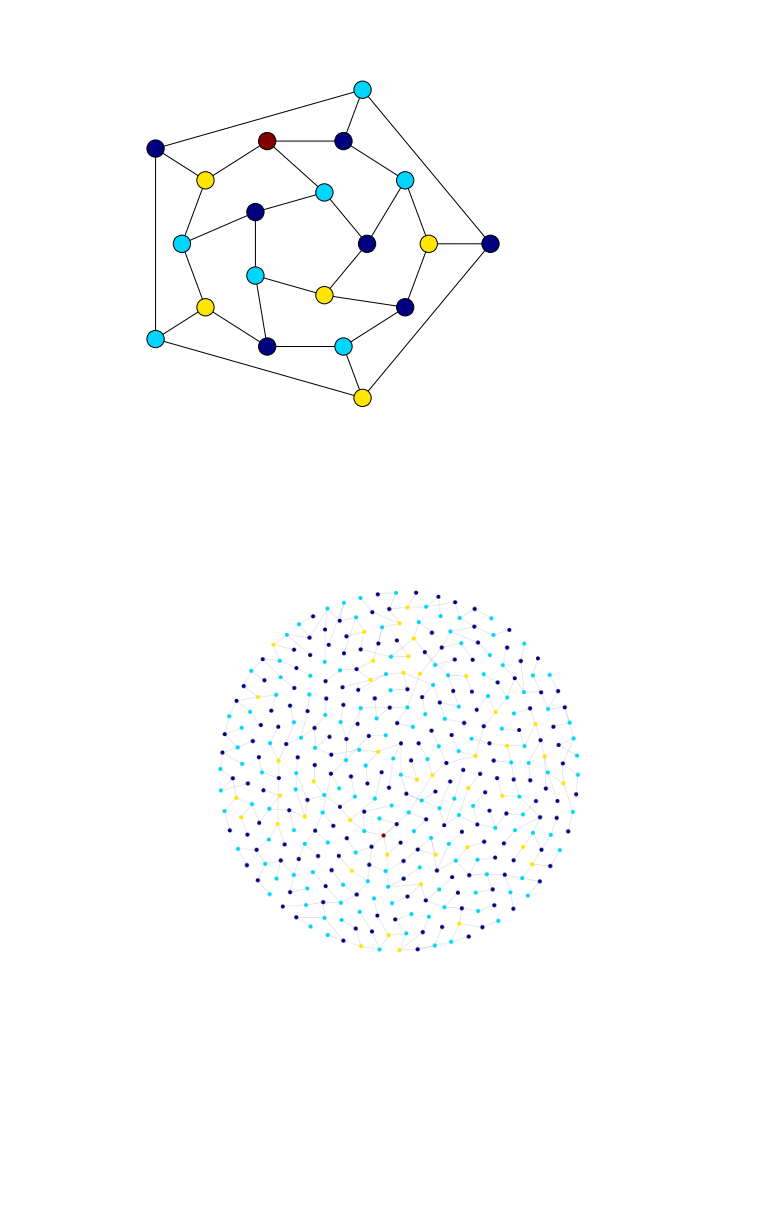
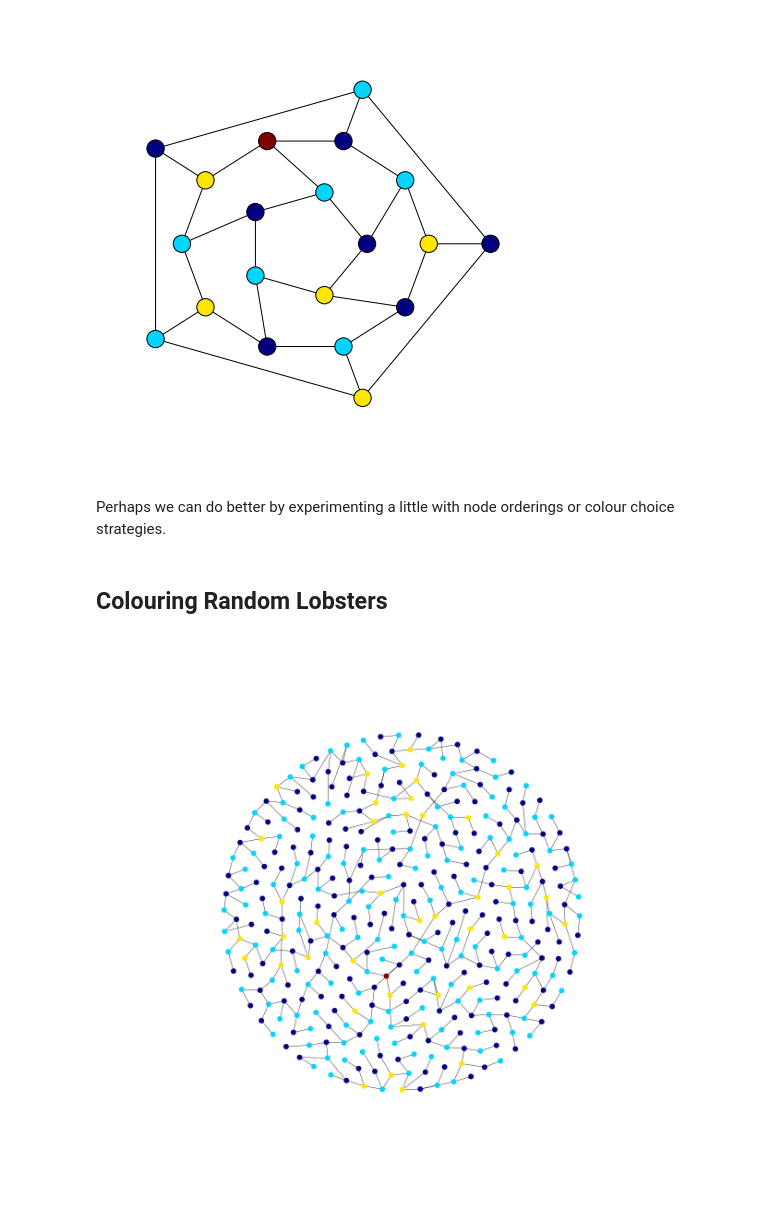
Before and after one commit to Teino1978-Corp/Teino1978-Corp-graph-colouring-noteboook.ipynb, a Jupyter notebook: graph-colouring-noteboook.ipynb, the cells around one changed output. Cells and saved outputs as stored; diff of their text form; code cells hidden in the pictures; blank space fills up the shorter version.

```diff
--- a/graph-colouring-noteboook.ipynb
+++ b/graph-colouring-noteboook.ipynb
@@ -18,16 +42,22 @@ Couldn't import dot_parser, loading of dot files will not be possible.
 # %%
-def firstavailable(G, node):
-    """Returns the first colour in [1,,D+1] which is not used in G on any
+def first_available(G, node, palette):
+    """Returns the first colour in palette which is not used in G on any
     neighbours of node, where D is the maximum degree."""
-    palette = range(1, G.number_of_nodes() + 1)
     used_on_neighbours = []
     for v in G[node]:
         used_on_neighbours.append(G.node[v].get('colour'))
     available_colour_set = set(palette) - set(used_on_neighbours)
     return sorted(available_colour_set)[0]
 
-def vcolour(G, strategy=firstavailable):
-    """Visits every vertex in G and assigns a colour given by the strategy
-    object."""
-    for node in G.node:
-        G.node[node]['colour'] = strategy(G, node)
+def vcolour(G, choose_colour = first_available, nodes = None):
+    """Visits every vertex in G and assigns a colour from [0..D] given by
+    the choose_colour function object, where D is the maximum degree"""
+    if nodes == None:
+        nodes = G.nodes()
+    degseq = G.degree().values()
+    if degseq!=[]:
+        palette = range(max(degseq) + 1)
+    else:
+        palette = range(1)
+    for node in nodes:
+        G.node[node]['colour'] = choose_colour(G, node, palette)
@@ -84,18 +140,24 @@ nx.draw_shell(G, nlist = [[2,3,4,5,6],[8,1,0,19,18,17,16,15,14,7],[9,10,11,12,13
 # %% [output]
 [figure]
+# %% [markdown]
+Perhaps we can do better by experimenting a little with node orderings or colour choice strategies.
+# %% [markdown]
+## Colouring Random Lobsters
 # %%
 G = nx.read_graphml('/home/matthew/tmp/lobster.graphml')
 pos = dict([(v,(G.node[v]['x'], G.node[v]['y'])) for v in G.nodes()])
 # %%
-setfigsize(9, 9)
+setfigsize(8, 8)
+
 options_2 = {
  'arrows':False,
  'with_labels': False,
- 'node_size': 25,
+ 'node_size': 35,
  'linewidths': 0,
- 'width': 0.1,
+ 'width': 0.4,
 }
+
 vcolour(G)
-nx.draw(G, pos, node_color = standard_colours(G), **options_2)
+nx.draw(G, pos, node_color = colours(G), **options_2)
 # %% [output]
-[figure, old version]
+[figure, new version]
```
Also changed, not shown: parts of 24 cells of this notebook.
